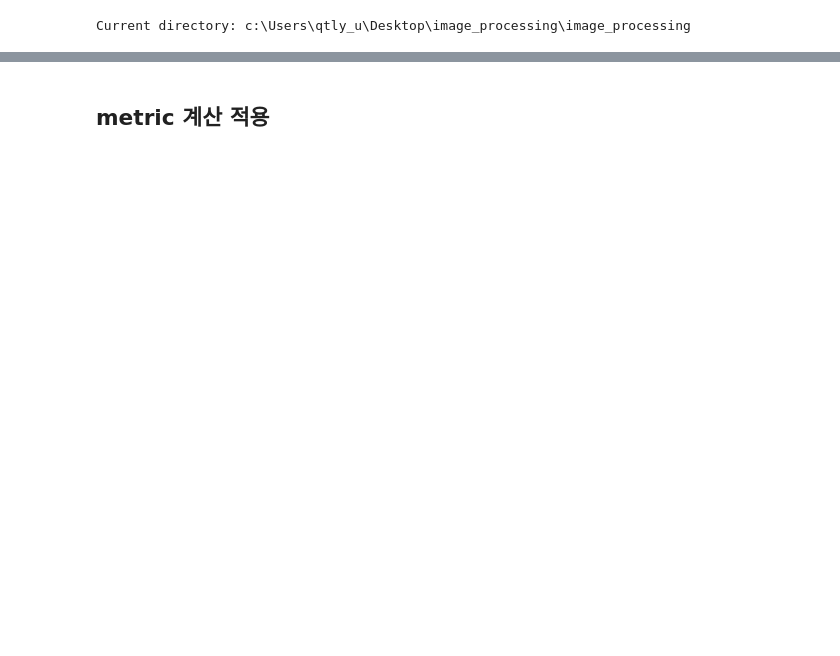
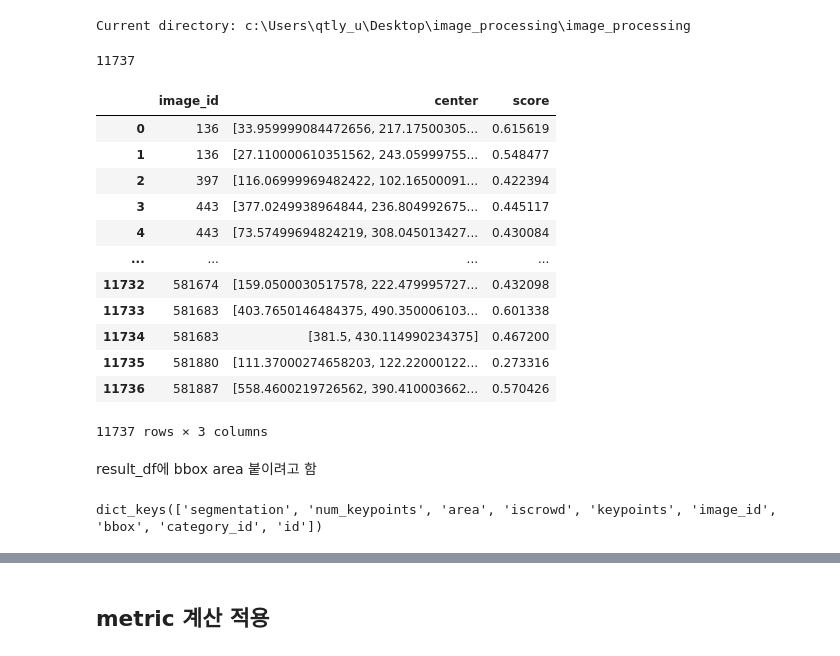
Before and after one commit to yuuhey/image_preprocessing, a Jupyter notebook: image_processing/calculate_metric.ipynb, the cells around one changed output, grey strips where cells are left out. Saved outputs shown, nothing was run; the diff lists cells and outputs as text; code cells hidden in the pictures; blank space fills up the shorter version.

```diff
--- a/image_processing/calculate_metric.ipynb
+++ b/image_processing/calculate_metric.ipynb
@@ -29,3 +29,42 @@ with open('increased_id.json', 'r') as file:
     increased_id = json.load(file)
 with open('decreased_id.json', 'r') as file:
     decreased_id = json.load(file)
+# %%
+# JSON 파일 경로
+json_file_path = 'result_after_processing.json'
+
+# JSON 파일 읽기
+with open(json_file_path, 'r') as f:
+    result = json.load(f)
+# %%
+len(result)
+# %% [output]
+11737
+# %%
+center = []
+image_id = []
+score = []
+
+for item in result:
+    center.append(item['center'])
+    image_id.append(item['image_id'])
+    score.append(item['score'])
+
+result_df = pd.DataFrame({'image_id':image_id,'center':center, 'score':score})
+result_df
+# %% [output]
+|  | image_id | center | score |
+| 0 | 136 | [33.959999084472656, 217.17500305... | 0.615619 |
+| 1 | 136 | [27.110000610351562, 243.05999755... | 0.548477 |
+| 2 | 397 | [116.06999969482422, 102.16500091... | 0.422394 |
+| 3 | 443 | [377.0249938964844, 236.804992675... | 0.445117 |
+| 4 | 443 | [73.57499694824219, 308.045013427... | 0.430084 |
+| ... | ... | ... | ... |
+| 11732 | 581674 | [159.0500030517578, 222.479995727... | 0.432098 |
+| 11733 | 581683 | [403.7650146484375, 490.350006103... | 0.601338 |
+| 11734 | 581683 | [381.5, 430.114990234375] | 0.467200 |
+| 11735 | 581880 | [111.37000274658203, 122.22000122... | 0.273316 |
+| 11736 | 581887 | [558.4600219726562, 390.410003662... | 0.570426 |
+11737 rows × 3 columns
+# %% [markdown]
+result_df에 bbox area 붙이려고 함
@@ -31,0 +75,4 @@ with open('decreased_id.json', 'r') as file:
+# %%
+annotation['annotations'][0].keys()
+# %% [output]
+dict_keys(['segmentation', 'num_keypoints', 'area', 'iscrowd', 'keypoints', 'image_id', 'bbox', 'category_id', 'id'])
```
Also changed, not shown: parts of 38 cells of this notebook, 3 other files.
